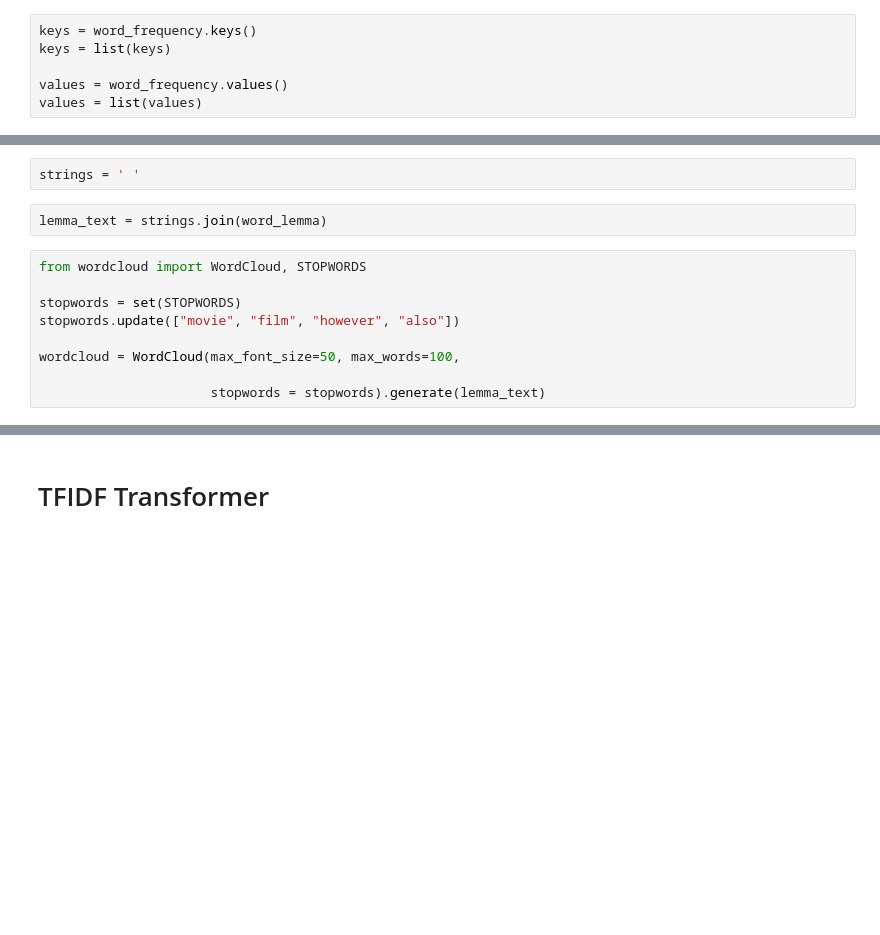
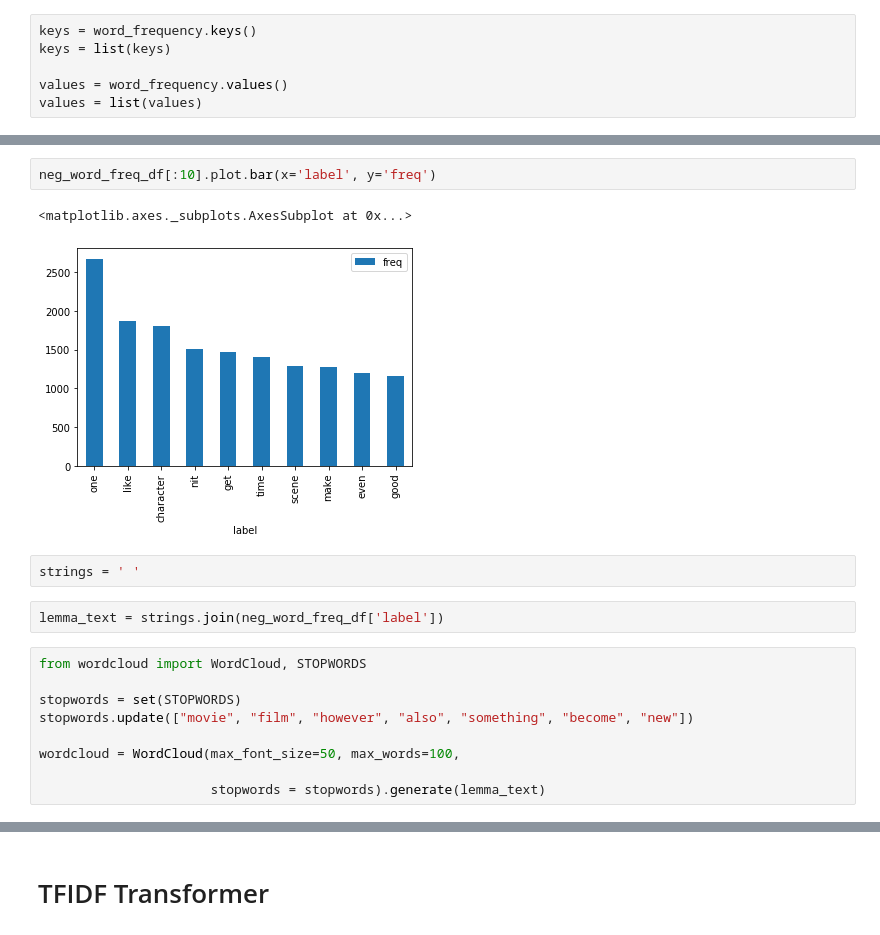
Before and after one commit to Abhiram1214/capstone_project1, a Jupyter notebook: sentiment_analysis/project_code.ipynb, the cells around one changed output, grey strips where cells are left out. Saved outputs shown, nothing was run; the diff lists cells and outputs as text; blank space fills up the shorter version.

```diff
--- a/sentiment_analysis/project_code.ipynb
+++ b/sentiment_analysis/project_code.ipynb
@@ -115,12 +148,17 @@ TypeError: unsupported operand type(s) for /: 'str' and 'int'
+# %%
+neg_word_freq_df[:10].plot.bar(x='label', y='freq')
+# %% [output]
+<matplotlib.axes._subplots.AxesSubplot at 0x...>
+[figure, added]
 # %%
 strings = ' '
 # %%
-lemma_text = strings.join(word_lemma)
+lemma_text = strings.join(neg_word_freq_df['label'])
 # %%
 from wordcloud import WordCloud, STOPWORDS
 
 stopwords = set(STOPWORDS)
-stopwords.update(["movie", "film", "however", "also"])
+stopwords.update(["movie", "film", "however", "also", "something", "become", "new"])
 
 wordcloud = WordCloud(max_font_size=50, max_words=100,
 
```
Also changed, not shown: parts of 53 cells of this notebook, 4 other files.
